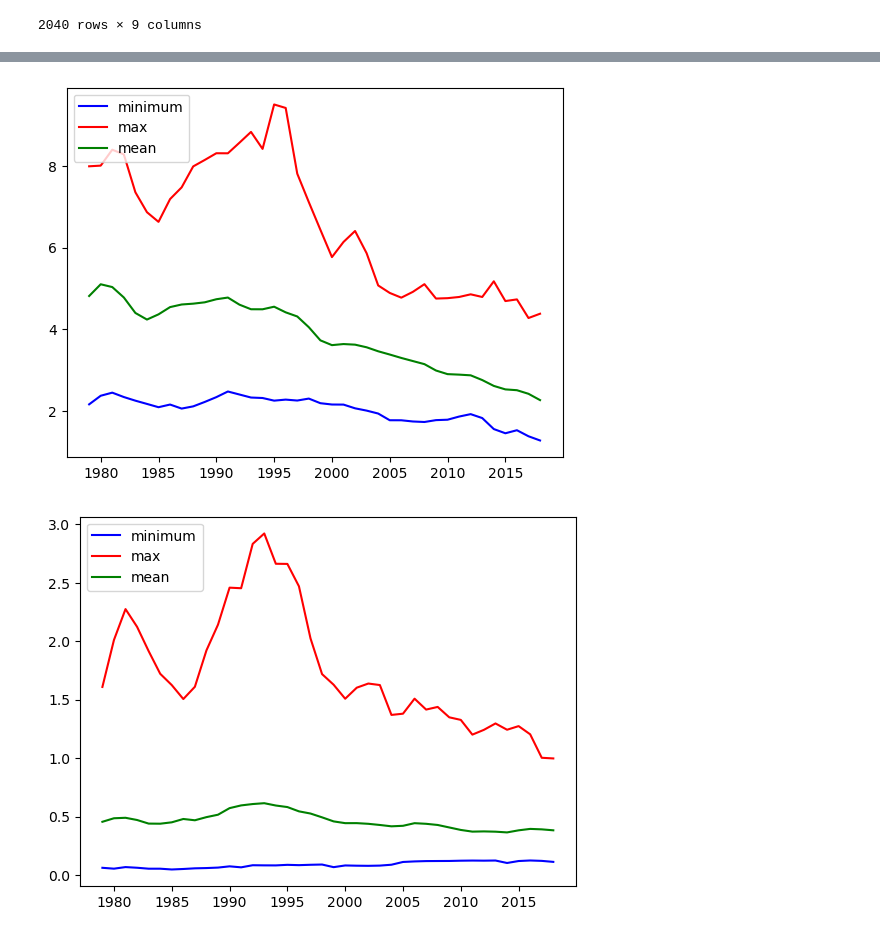
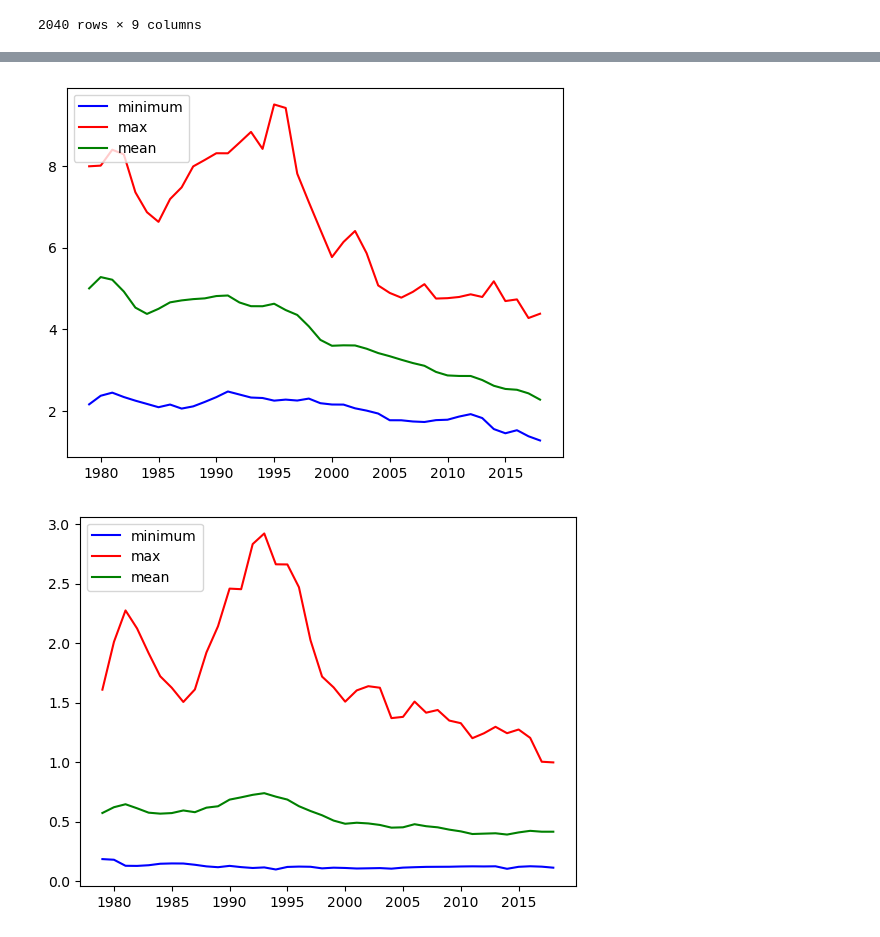
Before and after one commit to gwroth89/Project1, a Jupyter notebook: violent_property_crime_analysis.ipynb, the cells around one changed output, grey strips where cells are left out. Cells and saved outputs as stored; diff of their text form; code cells hidden in the pictures.

```diff
--- a/violent_property_crime_analysis.ipynb
+++ b/violent_property_crime_analysis.ipynb
@@ -76,10 +76,11 @@ plt.show()
 # %%
 #med_property calculations, creaitng min max and mean values for medical legal and property crime rates
 med_property = crime_df[['year','state_name','property_crime_rate','Year legalized (Med)']]
-med_property = med_property.drop(med_property[med_property["Year legalized (Med)"] < 0].index)
+med_property = med_property.drop(med_property[med_property["Year legalized (Med)"] == 0].index)
 min_med_property = med_property.groupby('year')['property_crime_rate'].min()
 max_med_property = med_property.groupby('year')['property_crime_rate'].max()
 mean_med_property = med_property.groupby('year')['property_crime_rate'].mean()
+
 
 #plotting
 fig, ax = plt.subplots()
@@ -91,26 +92,26 @@ ax.legend(loc = 'upper left')
 
 plt.show()
 # %% [output]
-[figure, old version]
+[figure, new version]
 # %%
 #rec_violent, creaitng min max and mean values for recreational legal and violent crime rates
 rec_violent = crime_df[['year','state_name','violent_crime_rate','Year legalized (Rec)']]
-rec_violent =rec_violent.drop(rec_violent[rec_violent["Year legalized (Rec)"] < 0].index)
+rec_violent =rec_violent.drop(rec_violent[rec_violent["Year legalized (Rec)"] == 0].index)
 rec_violent_min = rec_violent.groupby('year')['violent_crime_rate'].min()
 rec_violent_max = rec_violent.groupby('year')['violent_crime_rate'].max()
 rec_violent_mean = rec_violent.groupby('year')['violent_crime_rate'].mean()
 
-#plotting
+# #plotting
 fig, ax = plt.subplots()
 
 ax.plot(rec_violent_min, color = 'blue', label = 'minimum')
 ax.plot(rec_violent_max, color = 'red', label = 'max')
 ax.plot(rec_violent_mean, color = 'green', label = 'mean')
 ax.legend(loc = 'upper left')
 
 plt.show()
 # %% [output]
-[figure, old version]
+[figure, new version]
 # %%
 #Rec Property creaitng min max and mean values for recreational legal and property crime rates
 rec_property = crime_df[['year','state_name','property_crime_rate','Year legalized (Rec)']]
```
Also changed, not shown: parts of 5 cells of this notebook.
